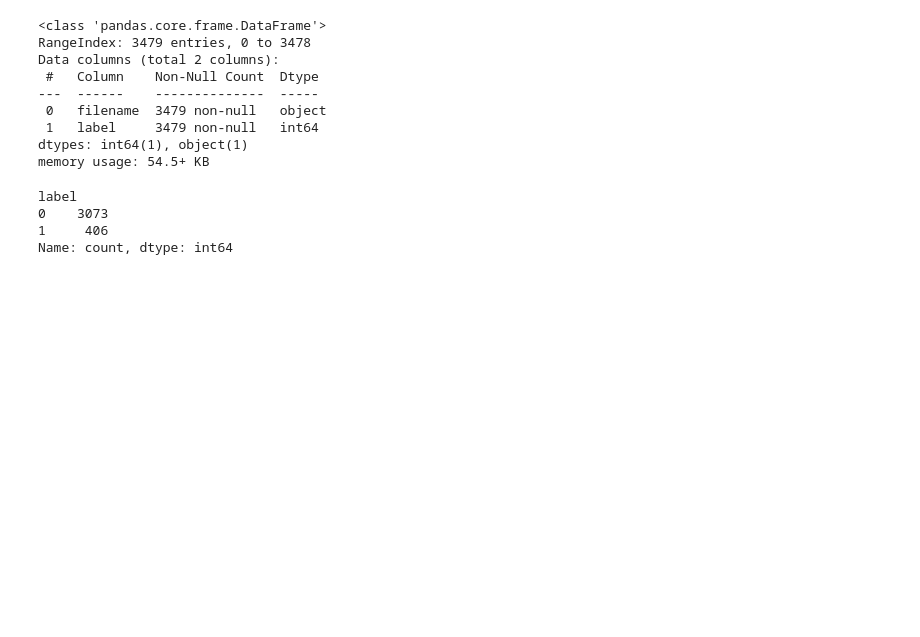
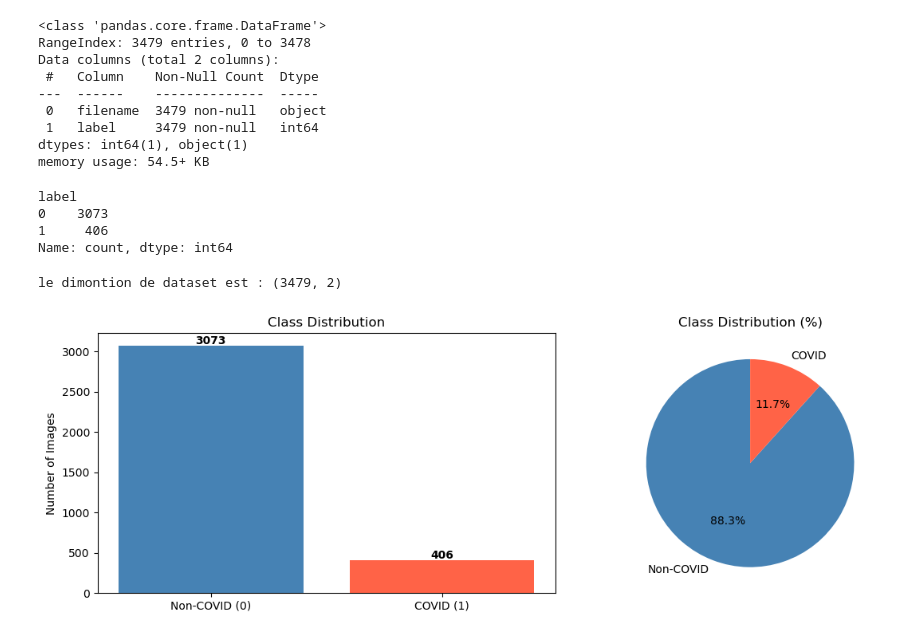
Before and after one commit to med-hargoug/CNN-COVID-DETECTION, a Jupyter notebook: Untitled.ipynb, the cells around one changed output. Saved outputs shown, nothing was run; the diff lists cells and outputs as text; code cells hidden in the pictures; blank space fills up the shorter version.

```diff
--- a/Untitled.ipynb
+++ b/Untitled.ipynb
@@ -68,3 +71,27 @@ label
 0    3073
 1     406
 Name: count, dtype: int64
+# %%
+print("le dimontion de dataset est :", df.shape )
+# %% [output]
+le dimontion de dataset est : (3479, 2)
+# %%
+import matplotlib.pyplot as plt
+
+counts = df['label'].value_counts()
+figure, axis = plt.subplots(ncols=2, figsize=(12, 4))
+
+axis[0].bar(['Non-COVID (0)', 'COVID (1)'], [counts[0], counts[1]], color=['steelblue', 'tomato'])
+axis[0].set_title('Class Distribution')
+axis[0].set_ylabel('Number of Images')
+for i, v in enumerate([counts[0], counts[1]]):
+    axis[0].text(i, v + 20, str(v), ha='center', fontweight='bold')
+
+axis[1].pie([counts[0], counts[1]], labels=['Non-COVID', 'COVID'],
+            autopct='%1.1f%%', colors=['steelblue', 'tomato'], startangle=90)
+axis[1].set_title('Class Distribution (%)')
+
+plt.tight_layout()
+plt.show()
+# %% [output]
+[figure, added]
```
Also changed, not shown: parts of 26 cells of this notebook.
